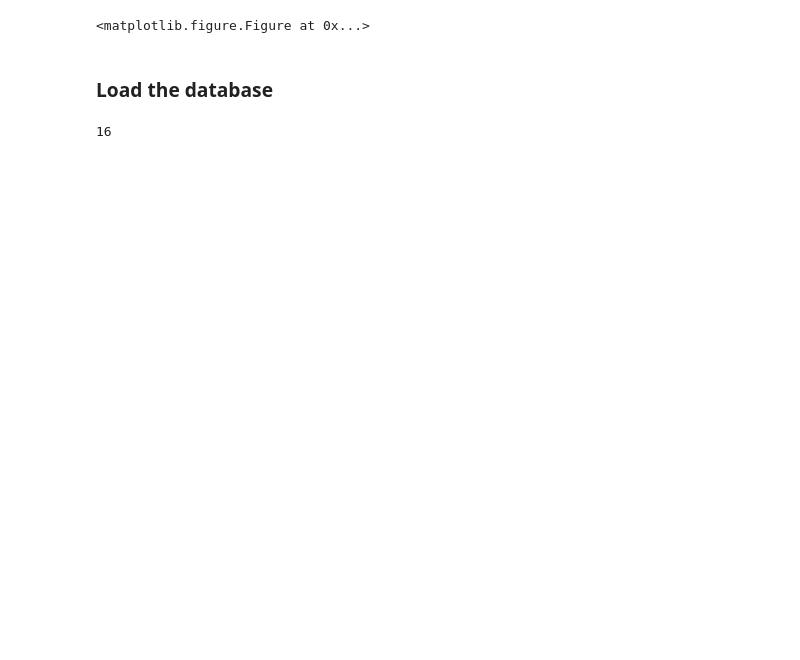
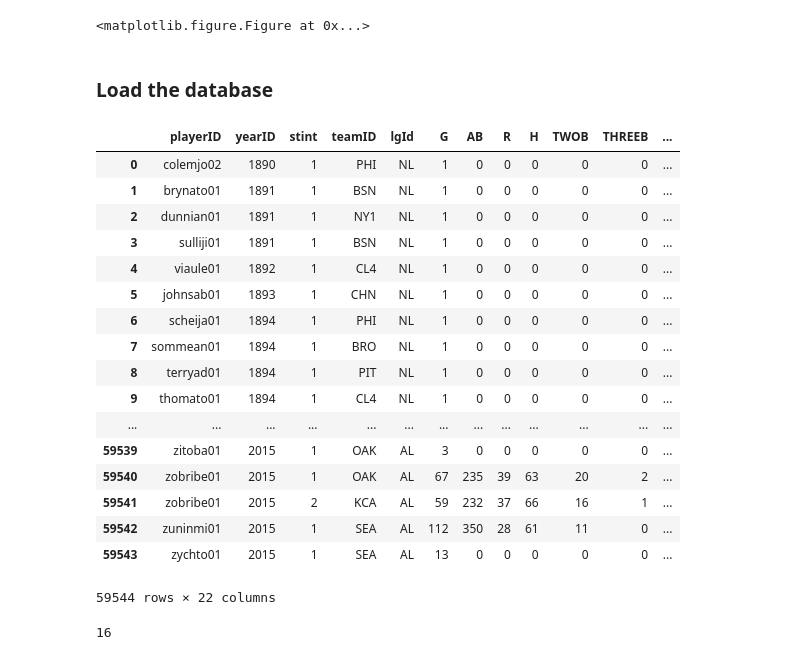
Before and after one commit to rohan-varma/awesome-athletes, a Jupyter notebook: clustering_explorations.ipynb, the cells around one changed output. Drawn from its saved outputs; the diff is of its cells as text; code cells hidden in the pictures; blank space fills up the shorter version.

```diff
--- a/clustering_explorations.ipynb
+++ b/clustering_explorations.ipynb
@@ -43,7 +84,26 @@ from db_interactor import DBInteractor
 # %%
 dbi = DBInteractor()
 # %%
-dbi.get_data_frame_from_table()
+dbi.load_data_frame_from_table()
+# %% [output]
+|  | playerID | yearID | stint | teamID | lgId | G | AB | R | H | TWOB | THREEB | ... |
+| 0 | colemjo02 | 1890 | 1 | PHI | NL | 1 | 0 | 0 | 0 | 0 | 0 | ... |
+| 1 | brynato01 | 1891 | 1 | BSN | NL | 1 | 0 | 0 | 0 | 0 | 0 | ... |
+| 2 | dunnian01 | 1891 | 1 | NY1 | NL | 1 | 0 | 0 | 0 | 0 | 0 | ... |
+| 3 | sulliji01 | 1891 | 1 | BSN | NL | 1 | 0 | 0 | 0 | 0 | 0 | ... |
+| 4 | viaule01 | 1892 | 1 | CL4 | NL | 1 | 0 | 0 | 0 | 0 | 0 | ... |
+| 5 | johnsab01 | 1893 | 1 | CHN | NL | 1 | 0 | 0 | 0 | 0 | 0 | ... |
+| 6 | scheija01 | 1894 | 1 | PHI | NL | 1 | 0 | 0 | 0 | 0 | 0 | ... |
+| 7 | sommean01 | 1894 | 1 | BRO | NL | 1 | 0 | 0 | 0 | 0 | 0 | ... |
+| 8 | terryad01 | 1894 | 1 | PIT | NL | 1 | 0 | 0 | 0 | 0 | 0 | ... |
+| 9 | thomato01 | 1894 | 1 | CL4 | NL | 1 | 0 | 0 | 0 | 0 | 0 | ... |
+| ... | ... | ... | ... | ... | ... | ... | ... | ... | ... | ... | ... | ... |
+| 59539 | zitoba01 | 2015 | 1 | OAK | AL | 3 | 0 | 0 | 0 | 0 | 0 | ... |
+| 59540 | zobribe01 | 2015 | 1 | OAK | AL | 67 | 235 | 39 | 63 | 20 | 2 | ... |
+| 59541 | zobribe01 | 2015 | 2 | KCA | AL | 59 | 232 | 37 | 66 | 16 | 1 | ... |
+| 59542 | zuninmi01 | 2015 | 1 | SEA | AL | 112 | 350 | 28 | 61 | 11 | 0 | ... |
+| 59543 | zychto01 | 2015 | 1 | SEA | AL | 13 | 0 | 0 | 0 | 0 | 0 | ... |
+59544 rows × 22 columns
 # %%
 df = dbi.df
 df = df.drop(['yearID','stint','teamID','lgId','HBP', 'playerID'], axis=1)
```
Also changed, not shown: parts of 3 cells of this notebook.
